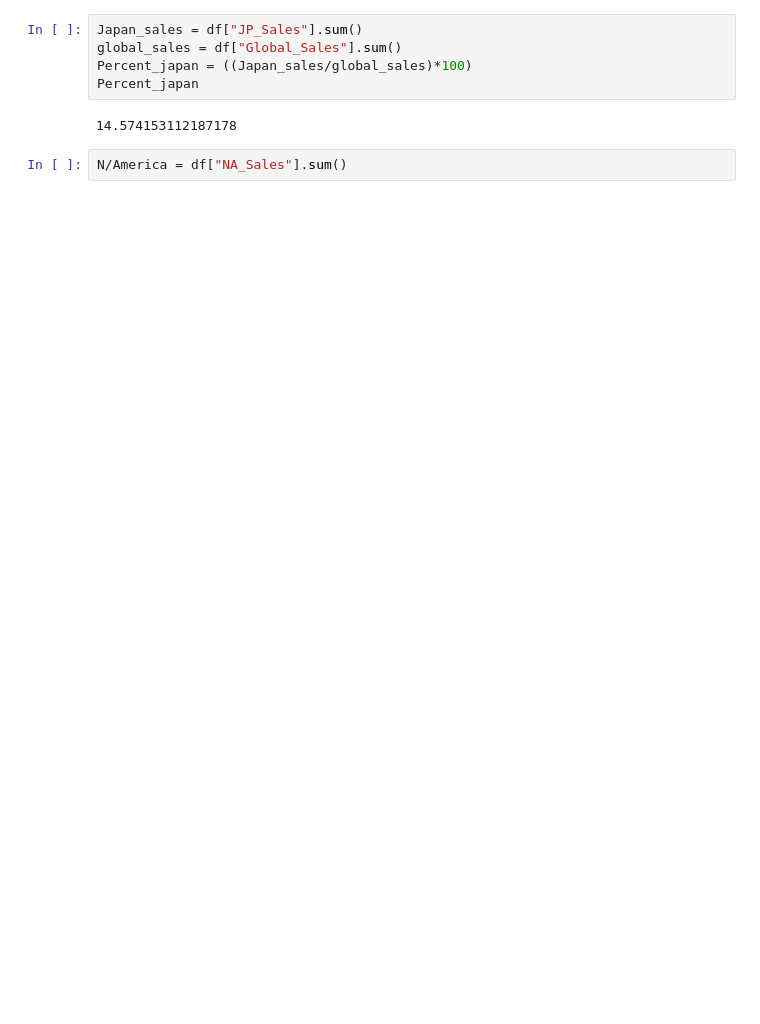
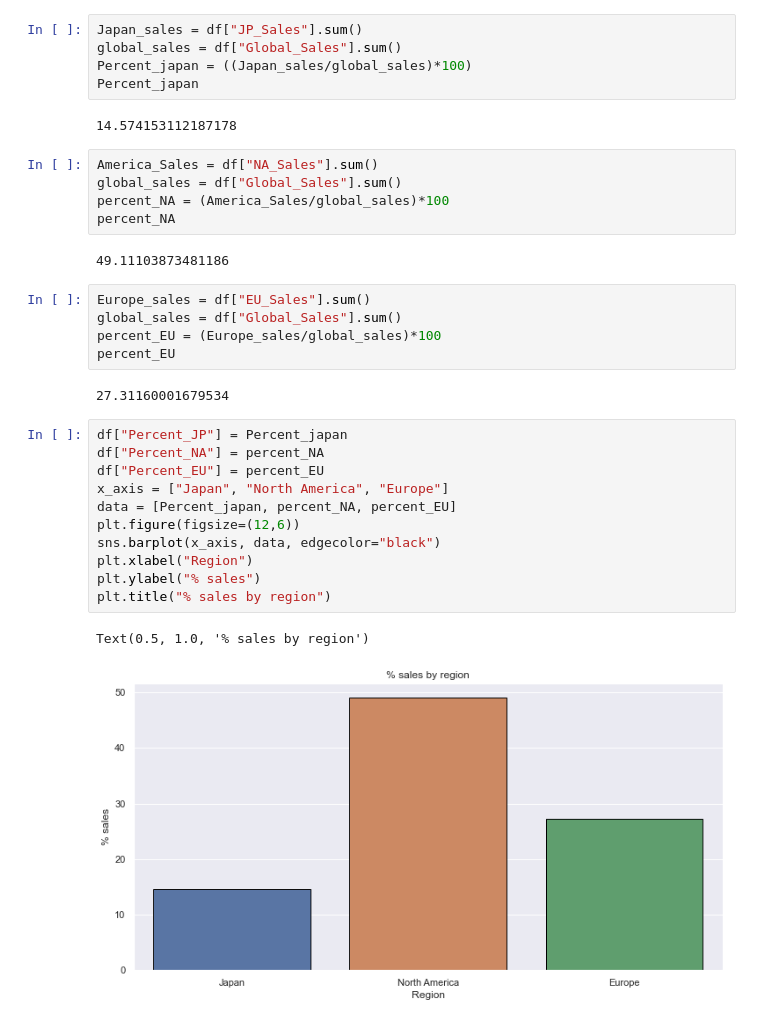
Before and after one commit to awallexy3216/hamoyeB, a Jupyter notebook: awallexy project/Video game sales/code/video game analysis.ipynb, the cells around one changed output. Saved outputs shown, nothing was run; the diff lists cells and outputs as text; blank space fills up the shorter version.

```diff
--- a/awallexy project/Video game sales/code/video game analysis.ipynb
+++ b/awallexy project/Video game sales/code/video game analysis.ipynb
@@ -224,5 +224,31 @@ Percent_japan = ((Japan_sales/global_sales)*100)
 Percent_japan
 # %% [output]
 14.574153112187178
-# %%
-N/America = df["NA_Sales"].sum()
+# %%
+America_Sales = df["NA_Sales"].sum()
+global_sales = df["Global_Sales"].sum()
+percent_NA = (America_Sales/global_sales)*100
+percent_NA
+# %% [output]
+49.11103873481186
+# %%
+Europe_sales = df["EU_Sales"].sum()
+global_sales = df["Global_Sales"].sum()
+percent_EU = (Europe_sales/global_sales)*100
+percent_EU
+# %% [output]
+27.31160001679534
+# %%
+df["Percent_JP"] = Percent_japan
+df["Percent_NA"] = percent_NA
+df["Percent_EU"] = percent_EU
+x_axis = ["Japan", "North America", "Europe"]
+data = [Percent_japan, percent_NA, percent_EU]
+plt.figure(figsize=(12,6))
+sns.barplot(x_axis, data, edgecolor="black")
+plt.xlabel("Region")
+plt.ylabel("% sales")
+plt.title("% sales by region")
+# %% [output]
+Text(0.5, 1.0, '% sales by region')
+[figure, added]
```
Also changed, not shown: parts of 7 cells of this notebook.
